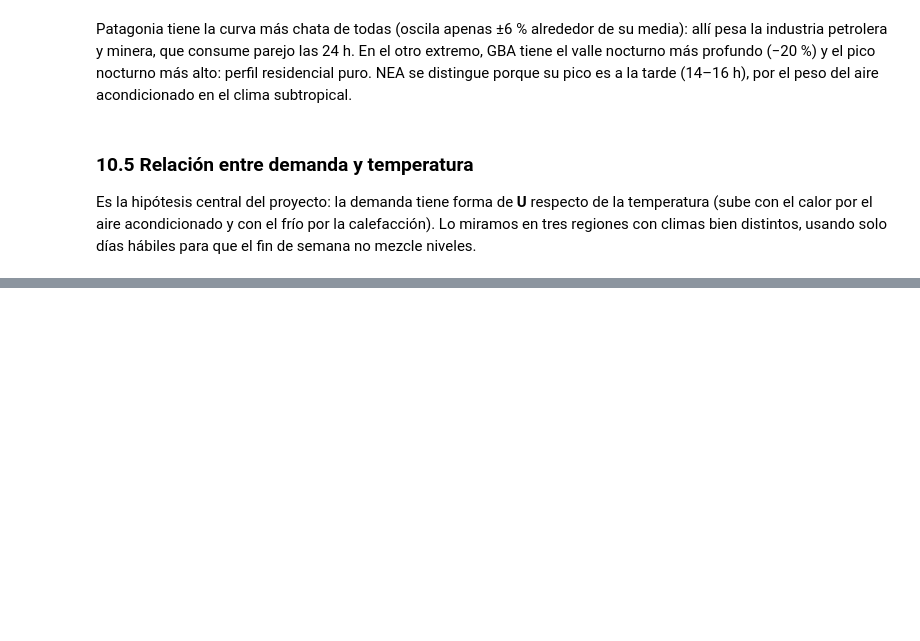
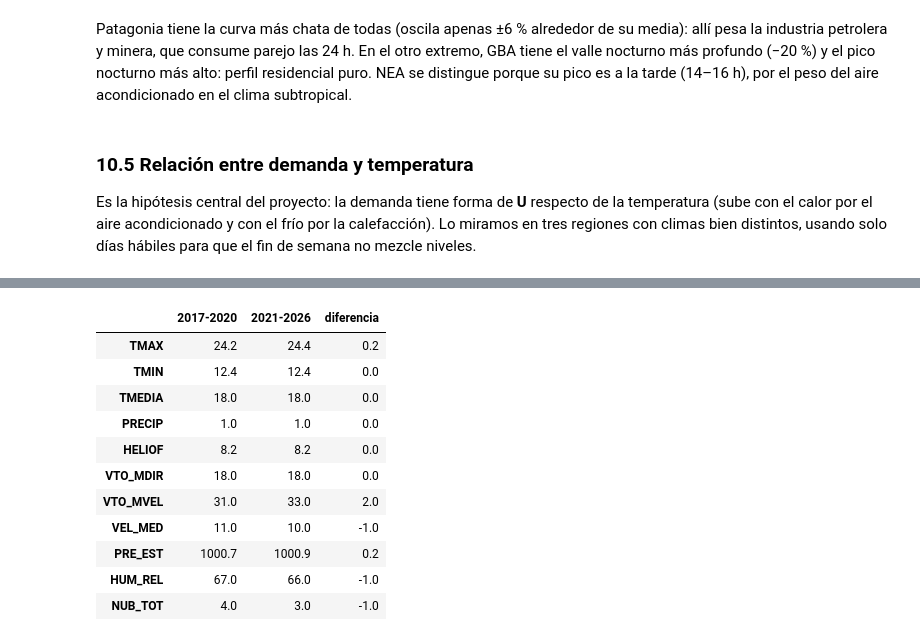
Before and after one commit to ElMejorGrupo4/2-da-Pre-entrega-, a Jupyter notebook: notebooks/01_eda_inicial.ipynb, the cells around one changed output, grey strips where cells are left out. Saved outputs shown, nothing was run; the diff lists cells and outputs as text; code cells hidden in the pictures; blank space fills up the shorter version.

```diff
--- a/notebooks/01_eda_inicial.ipynb
+++ b/notebooks/01_eda_inicial.ipynb
@@ -595,3 +616,23 @@ df_region.groupby(df_region.Fecha.dt.year)[clima].median().round(1).T
+# %%
+# mediana de cada variable antes y después de 2021 (el corte entre los dos archivos del SMN):
+# si las columnas estuvieran corridas, las medianas cambiarían de escala
+periodo = np.where(df_region.Fecha.dt.year >= 2021, "2021-2026", "2017-2020")
+medianas = df_region.groupby(periodo)[clima].median().T.round(1)
+medianas["diferencia"] = (medianas["2021-2026"] - medianas["2017-2020"]).round(1)
+medianas
+# %% [output]
+|  | 2017-2020 | 2021-2026 | diferencia |
+| TMAX | 24.2 | 24.4 | 0.2 |
+| TMIN | 12.4 | 12.4 | 0.0 |
+| TMEDIA | 18.0 | 18.0 | 0.0 |
+| PRECIP | 1.0 | 1.0 | 0.0 |
+| HELIOF | 8.2 | 8.2 | 0.0 |
+| VTO_MDIR | 18.0 | 18.0 | 0.0 |
+| VTO_MVEL | 31.0 | 33.0 | 2.0 |
+| VEL_MED | 11.0 | 10.0 | -1.0 |
+| PRE_EST | 1000.7 | 1000.9 | 0.2 |
+| HUM_REL | 67.0 | 66.0 | -1.0 |
+| NUB_TOT | 4.0 | 3.0 | -1.0 |
 # %%
 fig, axes = plt.subplots(1, 3, figsize=(15, 3.8))
 anual_clima = df_region.groupby(df_region.Fecha.dt.year)[clima].median()
```
Also changed, not shown: parts of 21 cells of this notebook, 7 other files.
